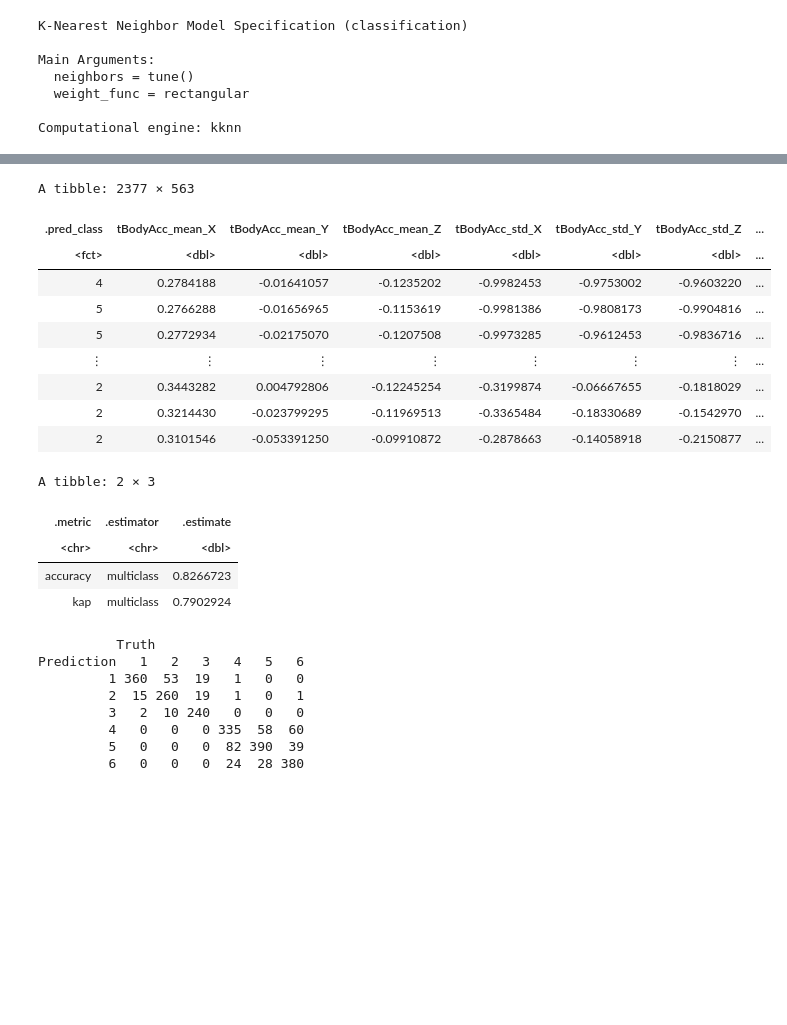
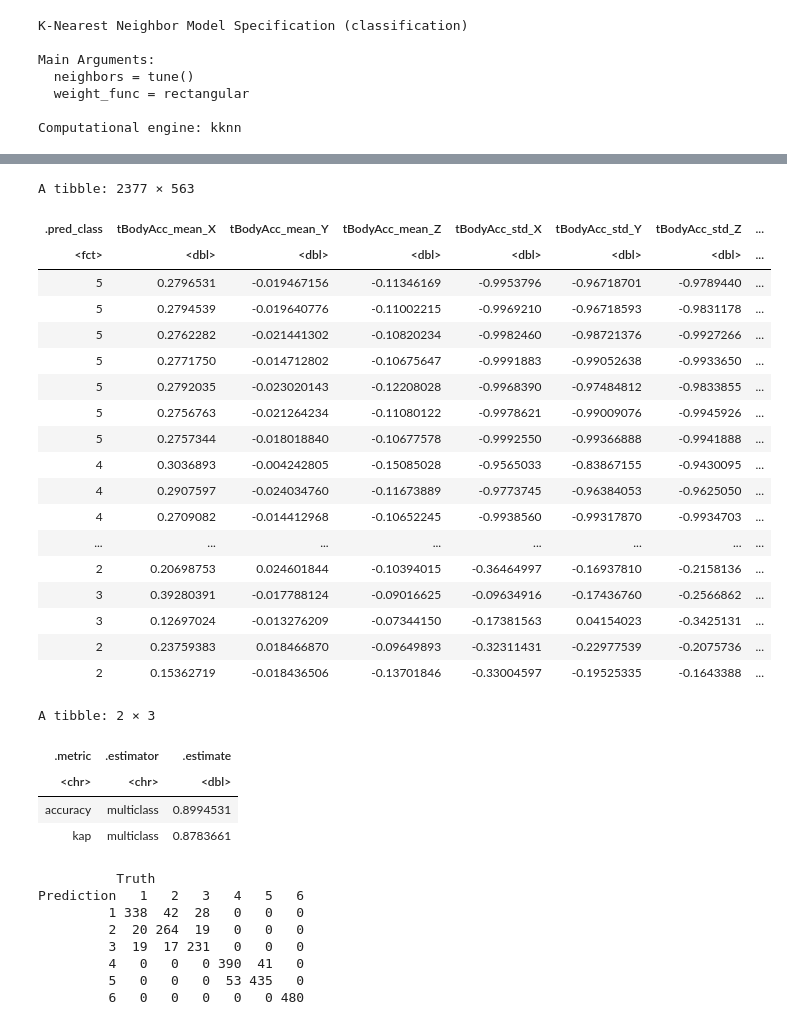
Before and after one commit to eleahj/dsci_project, a Jupyter notebook: human_activities.ipynb, the cells around one changed output, grey strips where cells are left out. Saved outputs shown, nothing was run; the diff lists cells and outputs as text; code cells hidden in the pictures; blank space fills up the shorter version.

```diff
--- a/human_activities.ipynb
+++ b/human_activities.ipynb
@@ -259,11 +259,9 @@ The 12 variables are:
 
 **add the other variables later used for analysis later**
 # %%
-# created a data frame contraining only the variables mentioned above and the activity labels.
+# created a data frame contraining only the 5 variables (from the paper) and the activity labels.
 training_subset <- activity_train %>%
-    select(tBodyAcc_mean_X:tBodyAcc_min_Z,tBodyGyro_mean_X:tBodyGyro_min_Z, activity_label)
+    select(tGravityAcc_mean_X,tGravityAcc_mean_Y,tGravityAcc_min_X, tBodyAccJerk_energy_X,fBodyAcc_mad_X, activity_label)
 
 tail(training_subset)
-
-#unselected tBodyGyro_std_Y because it contained 75 NA values ~ need to figure out how to deal with the missing values
 # %% [output]
@@ -595,50 +653,59 @@ accuracy_versus_k
 # %%
-#Create new KNN model using K = 5
-knn_spec_new <- nearest_neighbor(weight_func = "rectangular", neighbors = 5) %>%
+#Create new KNN model using K = 6
+knn_spec_new <- nearest_neighbor(weight_func = "rectangular", neighbors = 6) %>%
   set_engine("kknn") %>%
   set_mode("classification")
 
 #Create workflow
 knn_fit <- workflow() %>%
   add_recipe(recipe) %>%
   add_model(knn_spec_new) %>%
   fit(data = training_subset)
 
 #Prediction
 activity_predictions <- predict(knn_fit, activity_test) %>%
       bind_cols(activity_test)
 activity_predictions
 
 #Classifier's Accuracy
 activity_prediction_accuracy <- activity_predictions %>%
         metrics(truth = activity_label, estimate = .pred_class)
 activity_prediction_accuracy
 
 #Confusion matrix
 activity_mat_new <- activity_predictions %>%
       conf_mat(truth = activity_label, estimate = .pred_class)
 activity_mat_new
 # %% [output]
 A tibble: 2377 × 563
 | .pred_class | tBodyAcc_mean_X | tBodyAcc_mean_Y | tBodyAcc_mean_Z | tBodyAcc_std_X | tBodyAcc_std_Y | tBodyAcc_std_Z | ... |
 | <fct> | <dbl> | <dbl> | <dbl> | <dbl> | <dbl> | <dbl> | ... |
-| 4 | 0.2784188 | -0.01641057 | -0.1235202 | -0.9982453 | -0.9753002 | -0.9603220 | ... |
-| 5 | 0.2766288 | -0.01656965 | -0.1153619 | -0.9981386 | -0.9808173 | -0.9904816 | ... |
-| 5 | 0.2772934 | -0.02175070 | -0.1207508 | -0.9973285 | -0.9612453 | -0.9836716 | ... |
-| ⋮ | ⋮ | ⋮ | ⋮ | ⋮ | ⋮ | ⋮ | ... |
-| 2 | 0.3443282 | 0.004792806 | -0.12245254 | -0.3199874 | -0.06667655 | -0.1818029 | ... |
-| 2 | 0.3214430 | -0.023799295 | -0.11969513 | -0.3365484 | -0.18330689 | -0.1542970 | ... |
-| 2 | 0.3101546 | -0.053391250 | -0.09910872 | -0.2878663 | -0.14058918 | -0.2150877 | ... |
+| 5 | 0.2796531 | -0.019467156 | -0.11346169 | -0.9953796 | -0.96718701 | -0.9789440 | ... |
+| 5 | 0.2794539 | -0.019640776 | -0.11002215 | -0.9969210 | -0.96718593 | -0.9831178 | ... |
+| 5 | 0.2762282 | -0.021441302 | -0.10820234 | -0.9982460 | -0.98721376 | -0.9927266 | ... |
+| 5 | 0.2771750 | -0.014712802 | -0.10675647 | -0.9991883 | -0.99052638 | -0.9933650 | ... |
+| 5 | 0.2792035 | -0.023020143 | -0.12208028 | -0.9968390 | -0.97484812 | -0.9833855 | ... |
+| 5 | 0.2756763 | -0.021264234 | -0.11080122 | -0.9978621 | -0.99009076 | -0.9945926 | ... |
+| 5 | 0.2757344 | -0.018018840 | -0.10677578 | -0.9992550 | -0.99366888 | -0.9941888 | ... |
+| 4 | 0.3036893 | -0.004242805 | -0.15085028 | -0.9565033 | -0.83867155 | -0.9430095 | ... |
+| 4 | 0.2907597 | -0.024034760 | -0.11673889 | -0.9773745 | -0.96384053 | -0.9625050 | ... |
+| 4 | 0.2709082 | -0.014412968 | -0.10652245 | -0.9938560 | -0.99317870 | -0.9934703 | ... |
+| ... | ... | ... | ... | ... | ... | ... | ... |
+| 2 | 0.20698753 | 0.024601844 | -0.10394015 | -0.36464997 | -0.16937810 | -0.2158136 | ... |
+| 3 | 0.39280391 | -0.017788124 | -0.09016625 | -0.09634916 | -0.17436760 | -0.2566862 | ... |
+| 3 | 0.12697024 | -0.013276209 | -0.07344150 | -0.17381563 | 0.04154023 | -0.3425131 | ... |
+| 2 | 0.23759383 | 0.018466870 | -0.09649893 | -0.32311431 | -0.22977539 | -0.2075736 | ... |
+| 2 | 0.15362719 | -0.018436506 | -0.13701846 | -0.33004597 | -0.19525335 | -0.1643388 | ... |
 A tibble: 2 × 3
 | .metric | .estimator | .estimate |
 | <chr> | <chr> | <dbl> |
-| accuracy | multiclass | 0.8266723 |
-| kap | multiclass | 0.7902924 |
+| accuracy | multiclass | 0.8994531 |
+| kap | multiclass | 0.8783661 |
           Truth
 Prediction   1   2   3   4   5   6
-         1 360  53  19   1   0   0
-         2  15 260  19   1   0   1
-         3   2  10 240   0   0   0
-         4   0   0   0 335  58  60
-         5   0   0   0  82 390  39
-         6   0   0   0  24  28 380
+         1 338  42  28   0   0   0
+         2  20 264  19   0   0   0
+         3  19  17 231   0   0   0
+         4   0   0   0 390  41   0
+         5   0   0   0  53 435   0
+         6   0   0   0   0   0 480
```
Also changed, not shown: parts of 11 cells of this notebook.
